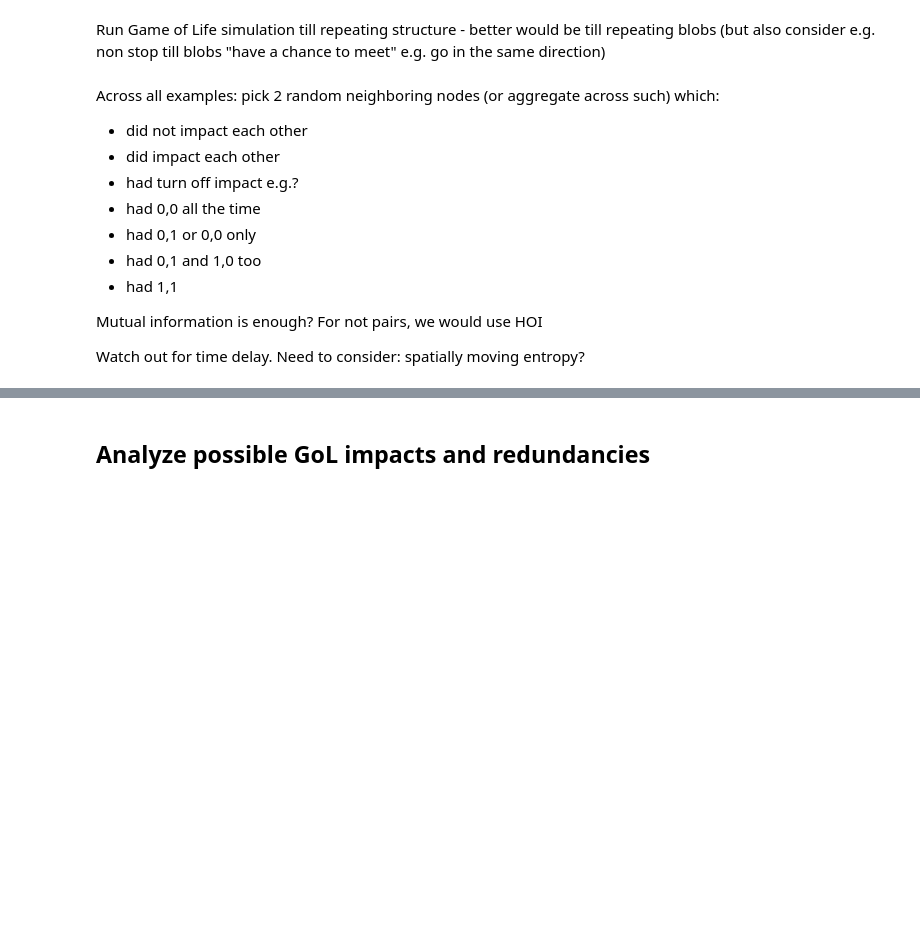
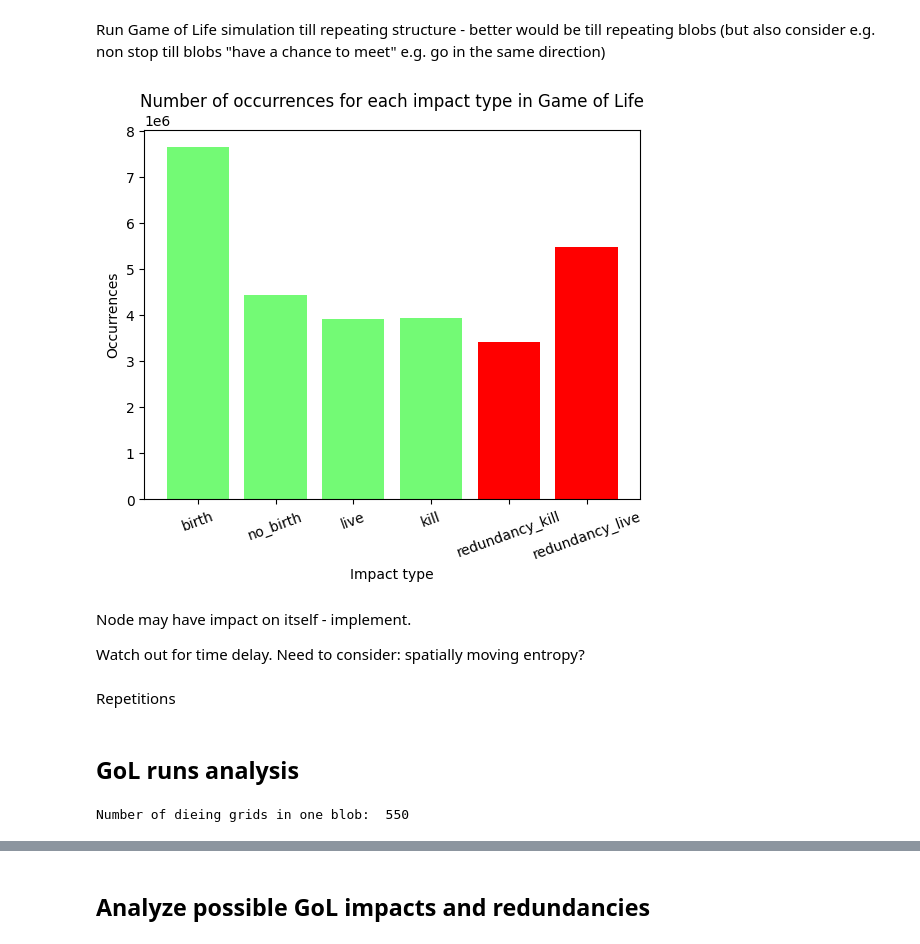
Before and after one commit to me9hanics/combinatorial-emergence-higher-order-dynamics, a Jupyter notebook: experiments/self_organized_patterns.ipynb, the cells around one changed output, grey strips where cells are left out. Cells and saved outputs as stored; diff of their text form; code cells hidden in the pictures; blank space fills up the shorter version.

```diff
--- a/experiments/self_organized_patterns.ipynb
+++ b/experiments/self_organized_patterns.ipynb
@@ -39,11 +42,38 @@ Run Game of Life simulation till repeating structure - better would be till repe
 # %%
 states1 = []
 impact1 = []
+has_died1 = []
 for i in range(len(grids1)):
     sim = Model(grids1[i], dynamics_func=game_of_life,)
+    sim.has_ended = False
     sim.simulate_till_periodicity(store_impact=True, impact_function=game_of_life_impact)
     states1.append(sim.structure.get_entities_states())
     impact1.append(sim.impact)
+    has_died1.append(sim.has_ended)
+# %%
+names = [name for impact in impact1 for v in impact.values() for name in v.values()]
+names1 = [name for name in names if name == 'birth']
+names2 = [name for name in names if name == 'no_birth']
+names3 = [name for name in names if name == 'live']
+names4 = [name for name in names if name == 'kill']
+names5 = [name for name in names if name == 'redundancy_kill']
+names6 = [name for name in names if name == 'redundancy_live']
+# %%
+fig, ax = plt.subplots()
+bar_colors = ['#73fa75'] * 4 + ['#ff0000'] * 2
+ax.bar(
+    [1, 2, 3, 4, 5, 6],
+    [len(names1), len(names2), len(names3), len(names4), len(names5), len(names6)],
+    tick_label=['birth', 'no_birth', 'live', 'kill', 'redundancy_kill', 'redundancy_live'],
+    color=bar_colors
+)
+ax.set_ylabel('Occurrences')
+ax.set_xlabel('Impact type')
+ax.set_title('Number of occurrences for each impact type in Game of Life')
+plt.xticks(rotation=20)
+plt.show()
+# %% [output]
+[figure, added]
 # %%
 states3 = []
 impact3 = []
@@ -60,17 +93,15 @@ for i in range(len(grids2)):
     sim.simulate_till_periodicity(store_impact=True, impact_function=game_of_life_impact)
     states2.append(sim.structure.get_entities_states())
     impact2.append(sim.impact)
-# %% [markdown]
-Across all examples: pick 2 random neighboring nodes (or aggregate across such) which:
-- did not impact each other
-- did impact each other
-- had turn off impact e.g.?
-- had 0,0 all the time
-- had 0,1 or 0,0 only
-- had 0,1 and 1,0 too
-- had 1,1
-
-Mutual information is enough?
-For not pairs, we would use HOI
-
-Watch out for time delay. Need to consider: spatially moving entropy?
+# %% [markdown]
+Node may have impact on itself - implement.
+
+Watch out for time delay. Need to consider: spatially moving entropy?
+# %% [markdown]
+Repetitions
+# %% [markdown]
+## GoL runs analysis
+# %%
+print("Number of died off dynamics, starting with one blob: ", len([i for i in has_died1 if i]))
+# %% [output]
+Number of dieing grids in one blob:  550
```
Also changed, not shown: parts of 27 cells of this notebook.
